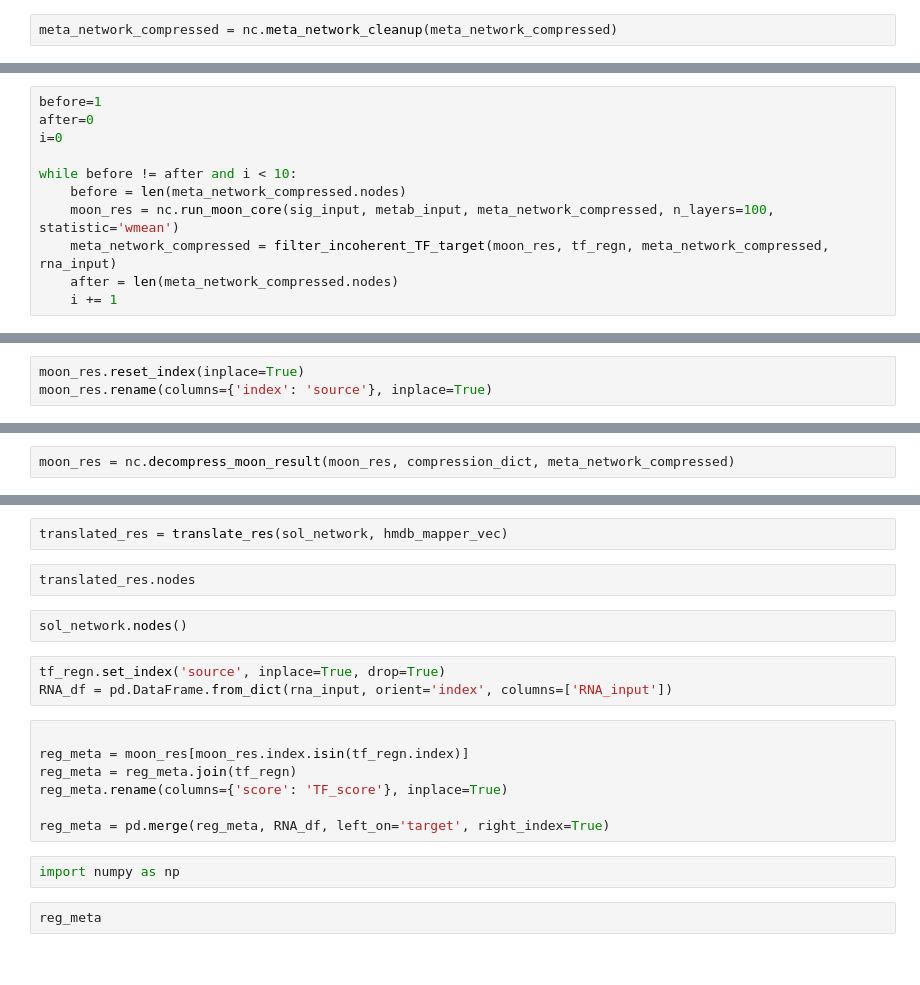
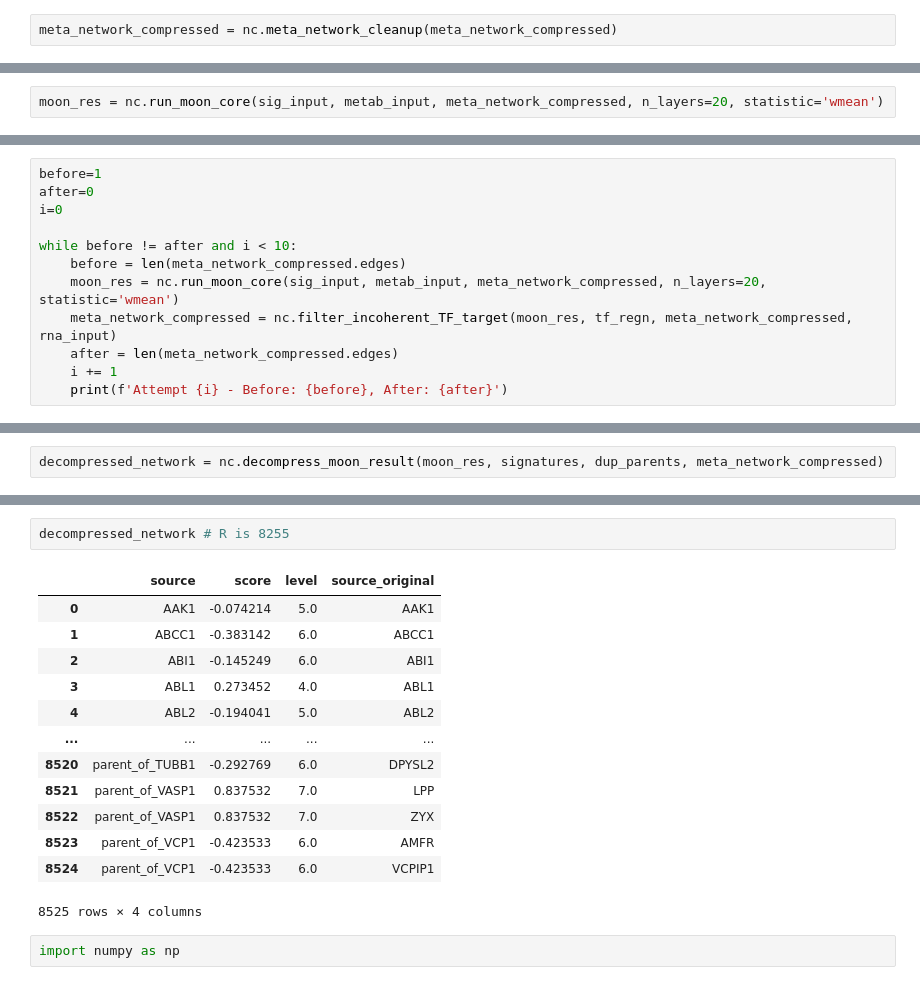
Before and after one commit to saezlab/networkcommons, a Jupyter notebook: vignettes/2_moon.ipynb, the cells around one changed output, grey strips where cells are left out. Cells and saved outputs as stored; diff of their text form.

```diff
--- a/vignettes/2_moon.ipynb
+++ b/vignettes/2_moon.ipynb
@@ -171,0 +138,2 @@ meta_network_compressed.get_edge_data('MYC', 'TERT')
+# %%
+moon_res = nc.run_moon_core(sig_input, metab_input, meta_network_compressed, n_layers=20, statistic='wmean')
@@ -177,8 +202,9 @@ after=0
 i=0
 
 while before != after and i < 10:
-    before = len(meta_network_compressed.nodes)
-    moon_res = nc.run_moon_core(sig_input, metab_input, meta_network_compressed, n_layers=100, statistic='wmean')
-    meta_network_compressed = filter_incoherent_TF_target(moon_res, tf_regn, meta_network_compressed, rna_input)
-    after = len(meta_network_compressed.nodes)
+    before = len(meta_network_compressed.edges)
+    moon_res = nc.run_moon_core(sig_input, metab_input, meta_network_compressed, n_layers=20, statistic='wmean')
+    meta_network_compressed = nc.filter_incoherent_TF_target(moon_res, tf_regn, meta_network_compressed, rna_input)
+    after = len(meta_network_compressed.edges)
     i += 1
+    print(f'Attempt {i} - Before: {before}, After: {after}')
@@ -231,3 +228,0 @@ def filter_incoherent_TF_target(decoupleRnival_res,
-# %%
-moon_res.reset_index(inplace=True)
-moon_res.rename(columns={'index': 'source'}, inplace=True)
@@ -238,2 +229,2 @@ meta_network_compressed.nodes
 # %%
-moon_res = nc.decompress_moon_result(moon_res, compression_dict, meta_network_compressed)
+decompressed_network = nc.decompress_moon_result(moon_res, signatures, dup_parents, meta_network_compressed)
@@ -269,20 +231,18 @@ sol_network = reduce_solution_network(moon_res, meta_network_compressed, 0, sig_
-# %%
-translated_res = translate_res(sol_network, hmdb_mapper_vec)
-# %%
-translated_res.nodes
-# %%
-sol_network.nodes()
-# %%
-tf_regn.set_index('source', inplace=True, drop=True)
-RNA_df = pd.DataFrame.from_dict(rna_input, orient='index', columns=['RNA_input'])
-# %%
-
-reg_meta = moon_res[moon_res.index.isin(tf_regn.index)]
-reg_meta = reg_meta.join(tf_regn)
-reg_meta.rename(columns={'score': 'TF_score'}, inplace=True)
-
-reg_meta = pd.merge(reg_meta, RNA_df, left_on='target', right_index=True)
+# %%
+decompressed_network # R is 8255
+# %% [output]
+|  | source | score | level | source_original |
+| 0 | AAK1 | -0.074214 | 5.0 | AAK1 |
+| 1 | ABCC1 | -0.383142 | 6.0 | ABCC1 |
+| 2 | ABI1 | -0.145249 | 6.0 | ABI1 |
+| 3 | ABL1 | 0.273452 | 4.0 | ABL1 |
+| 4 | ABL2 | -0.194041 | 5.0 | ABL2 |
+| ... | ... | ... | ... | ... |
+| 8520 | parent_of_TUBB1 | -0.292769 | 6.0 | DPYSL2 |
+| 8521 | parent_of_VASP1 | 0.837532 | 7.0 | LPP |
+| 8522 | parent_of_VASP1 | 0.837532 | 7.0 | ZYX |
+| 8523 | parent_of_VCP1 | -0.423533 | 6.0 | AMFR |
+| 8524 | parent_of_VCP1 | -0.423533 | 6.0 | VCPIP1 |
+8525 rows × 4 columns
 # %%
 import numpy as np
-# %%
-reg_meta
```
Also changed, not shown: parts of 37 cells of this notebook.
